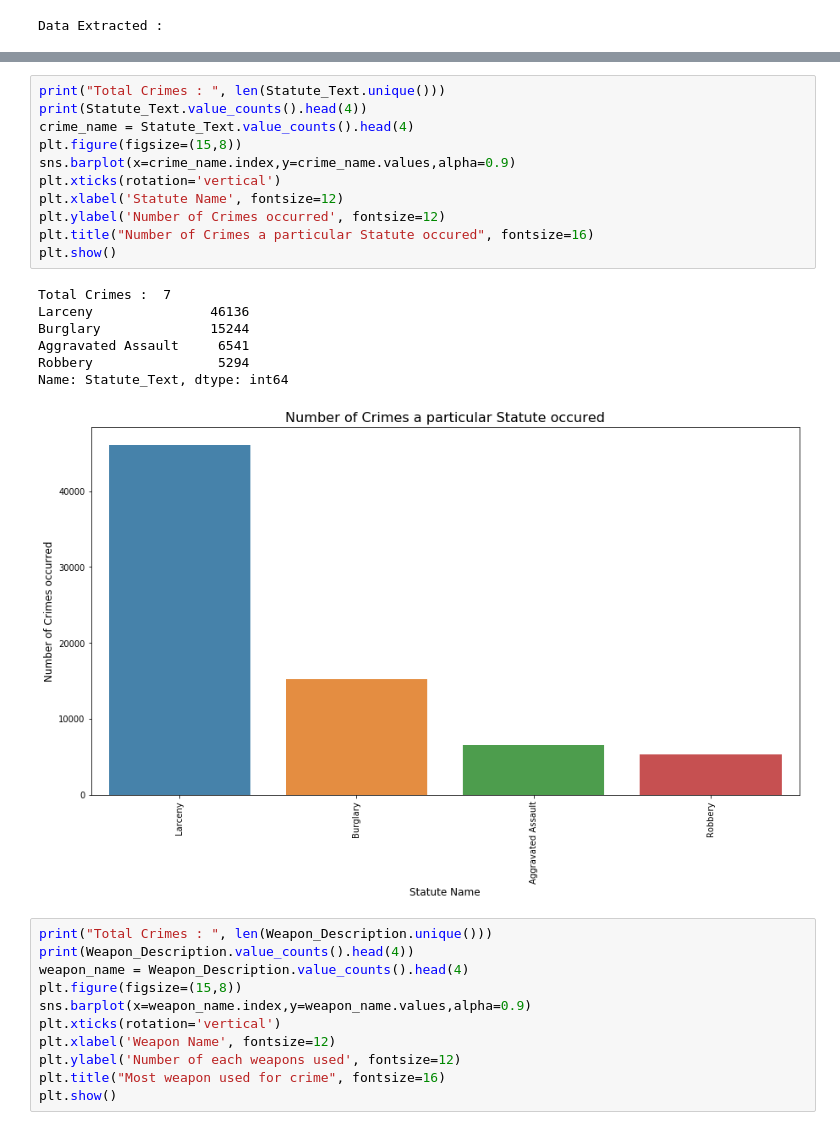
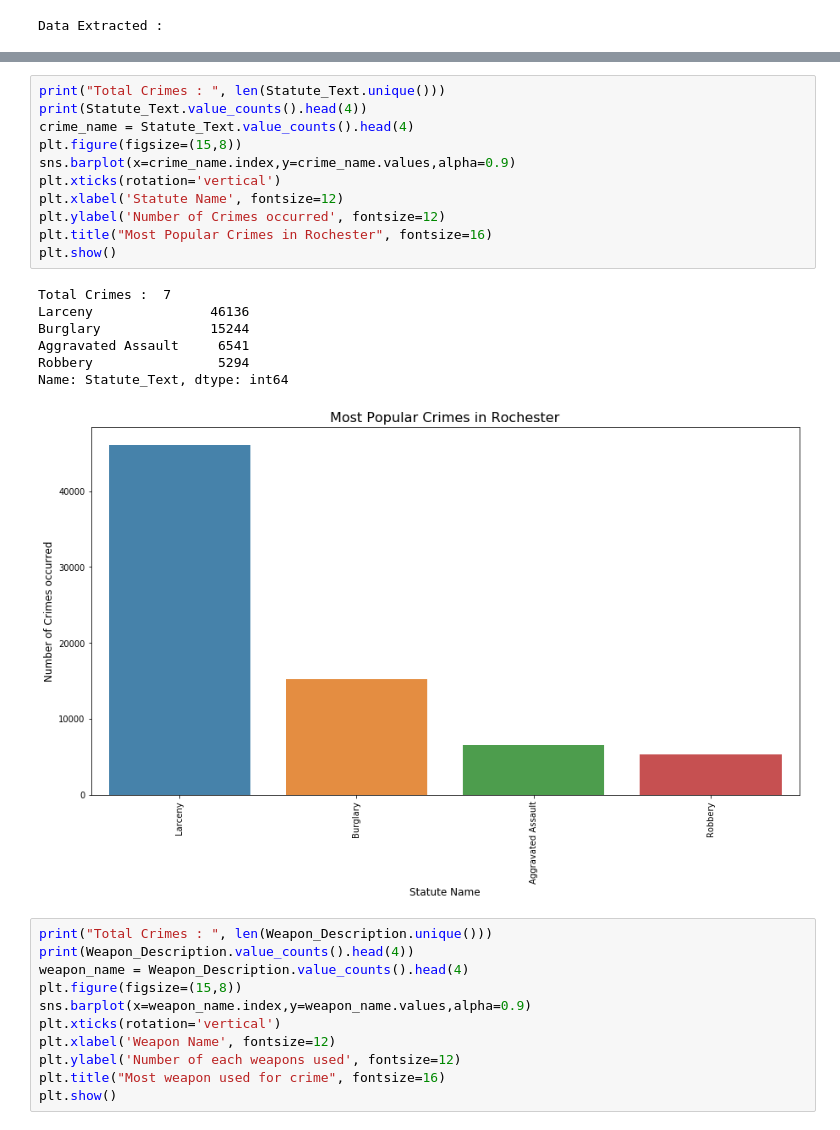
Before and after one commit to Techie9/RPDData, a Jupyter notebook: PoliceDataSet.ipynb, the cells around one changed output, grey strips where cells are left out. Drawn from its saved outputs; the diff is of its cells as text.

```diff
--- a/PoliceDataSet.ipynb
+++ b/PoliceDataSet.ipynb
@@ -187,22 +195,22 @@ dtype: int64
 # %%
 print("Total Crimes : ", len(Statute_Text.unique()))
 print(Statute_Text.value_counts().head(4))
 crime_name = Statute_Text.value_counts().head(4)
 plt.figure(figsize=(15,8))
 sns.barplot(x=crime_name.index,y=crime_name.values,alpha=0.9)
 plt.xticks(rotation='vertical')
 plt.xlabel('Statute Name', fontsize=12)
 plt.ylabel('Number of Crimes occurred', fontsize=12)
-plt.title("Number of Crimes a particular Statute occured", fontsize=16)
+plt.title("Most Popular Crimes in Rochester", fontsize=16)
 plt.show()
 # %% [output]
 Total Crimes :  7
 Larceny               46136
 Burglary              15244
 Aggravated Assault     6541
 Robbery                5294
 Name: Statute_Text, dtype: int64
-[figure, old version]
+[figure, new version]
 # %%
 print("Total Crimes : ", len(Weapon_Description.unique()))
 print(Weapon_Description.value_counts().head(4))
```
Also changed, not shown: parts of 45 cells of this notebook.
